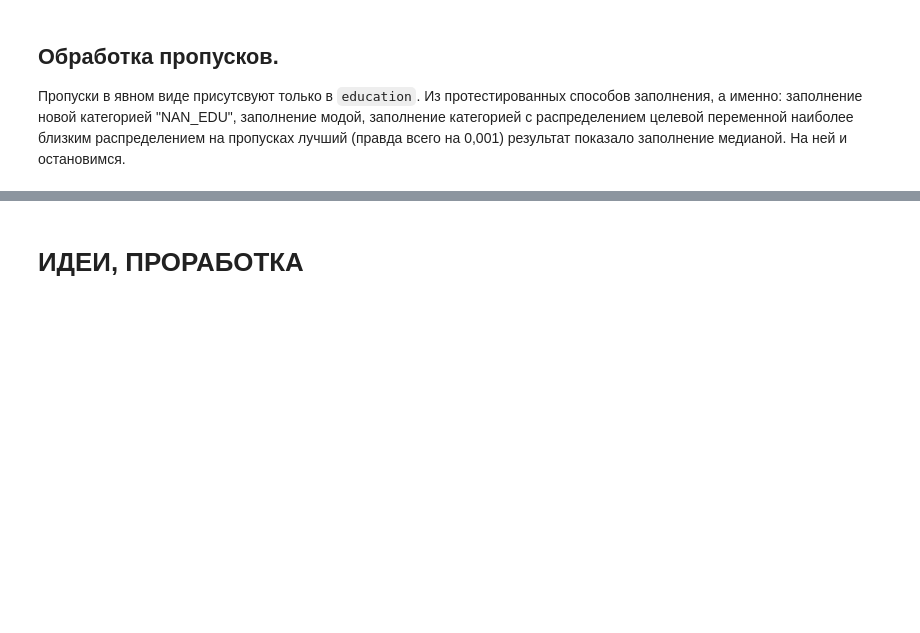
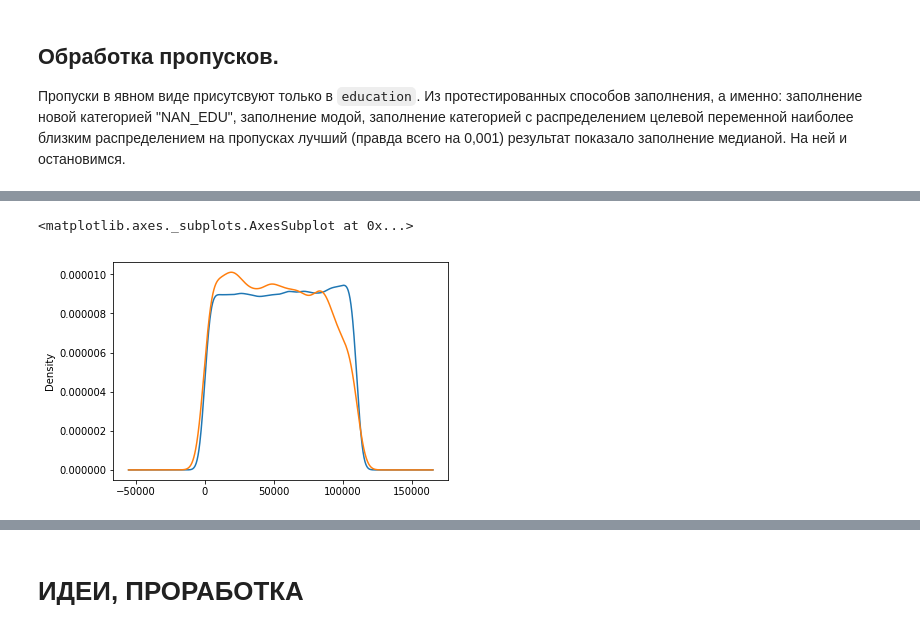
Before and after one commit to Urusut/IvanovDmitryV, a Jupyter notebook: Unit_5/Project_4_draft.ipynb, the cells around one changed output, grey strips where cells are left out. Drawn from its saved outputs; the diff is of its cells as text; code cells hidden in the pictures; blank space fills up the shorter version.

```diff
--- a/Unit_5/Project_4_draft.ipynb
+++ b/Unit_5/Project_4_draft.ipynb
@@ -101,0 +132,6 @@ data.education.fillna(data.education.mode()[0],inplace=True)
+# %%
+data[neg_ind].client_id.plot.density()
+data[pos_ind].client_id.plot.density()
+# %% [output]
+<matplotlib.axes._subplots.AxesSubplot at 0x...>
+[figure, added]
```
Also changed, not shown: parts of 28 cells of this notebook.
